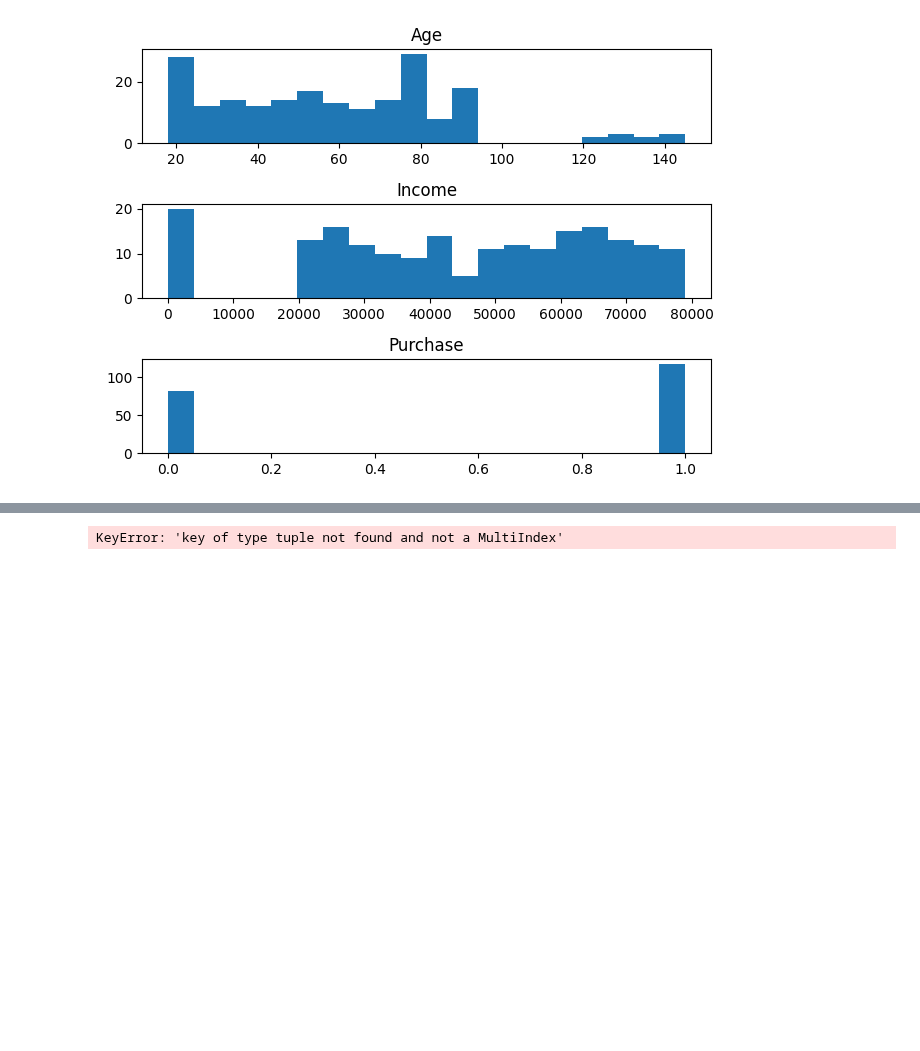
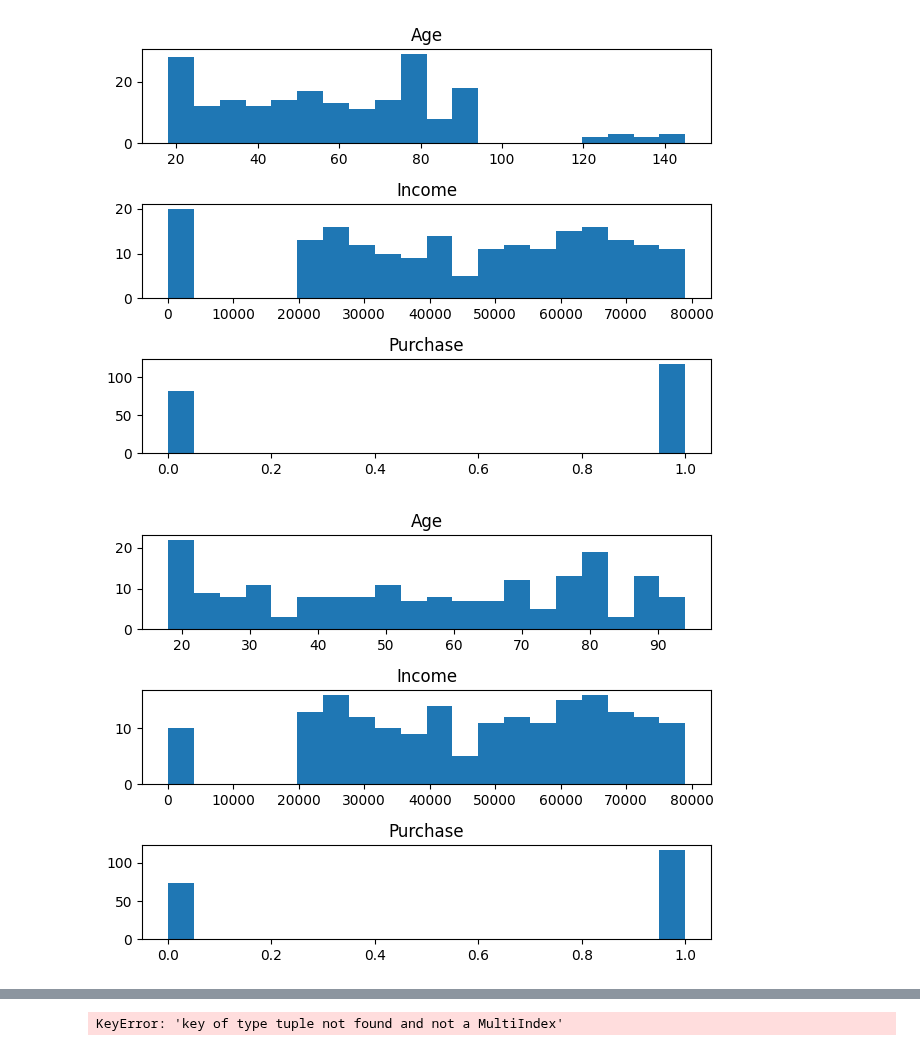
Before and after one commit to SU-IST407-SP25/student-lecture-materials-Qxuto-1, a Jupyter notebook: 10-week10/exercise/lab-exercises.ipynb, the cells around one changed output, grey strips where cells are left out. Saved outputs shown, nothing was run; the diff lists cells and outputs as text; code cells hidden in the pictures; blank space fills up the shorter version.

```diff
--- a/10-week10/exercise/lab-exercises.ipynb
+++ b/10-week10/exercise/lab-exercises.ipynb
@@ -40,2 +32,13 @@ plot_data(df)
 # %% [output]
 [figure]
+# %%
+from scipy.stats import zscore
+z_scores = df.apply(zscore)
+z_scores
+
+threshold = 3
+df_zfiltered = df[(z_scores < threshold).all(axis=1)]
+plot_data(df_zfiltered)
+# approach is brute force and ineffective
+# %% [output]
+[figure, added]
```
Also changed, not shown: parts of 3 cells of this notebook.
